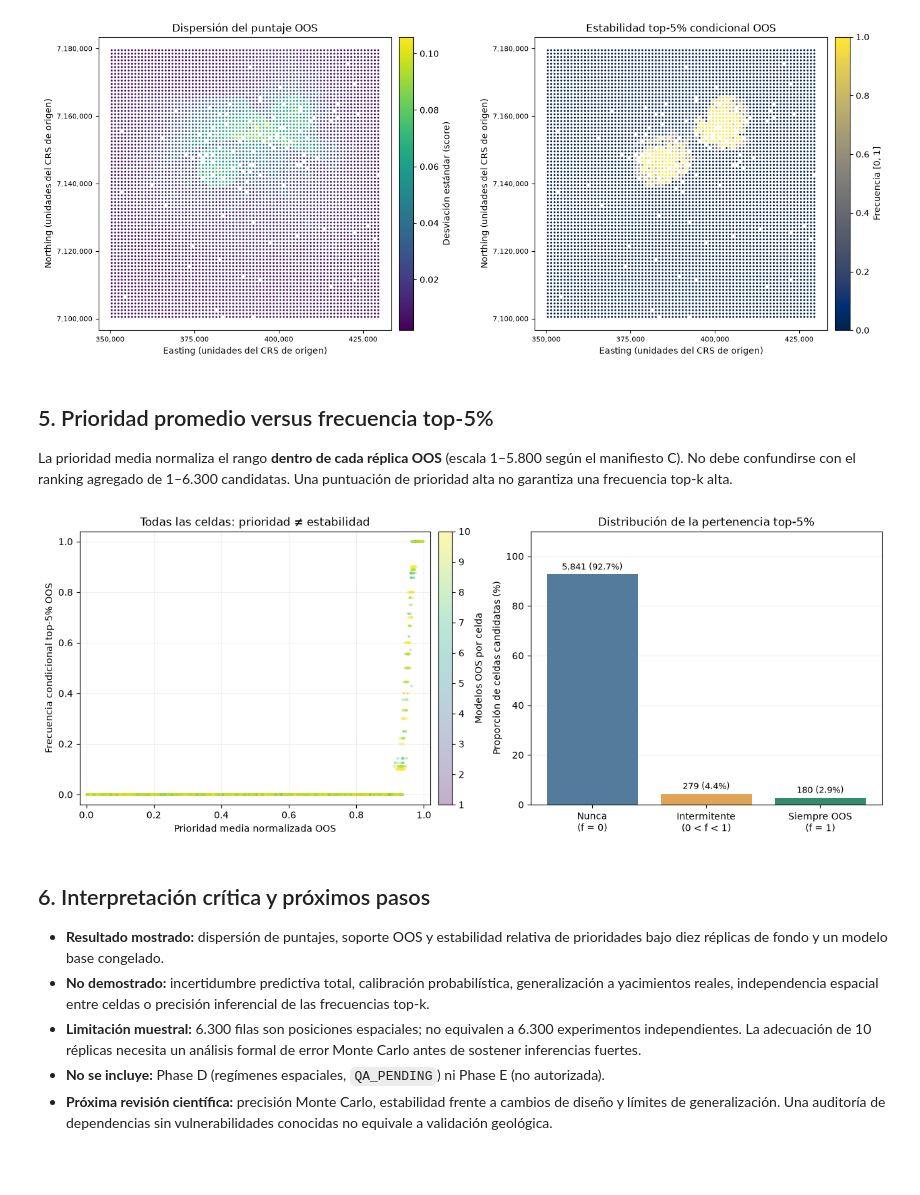
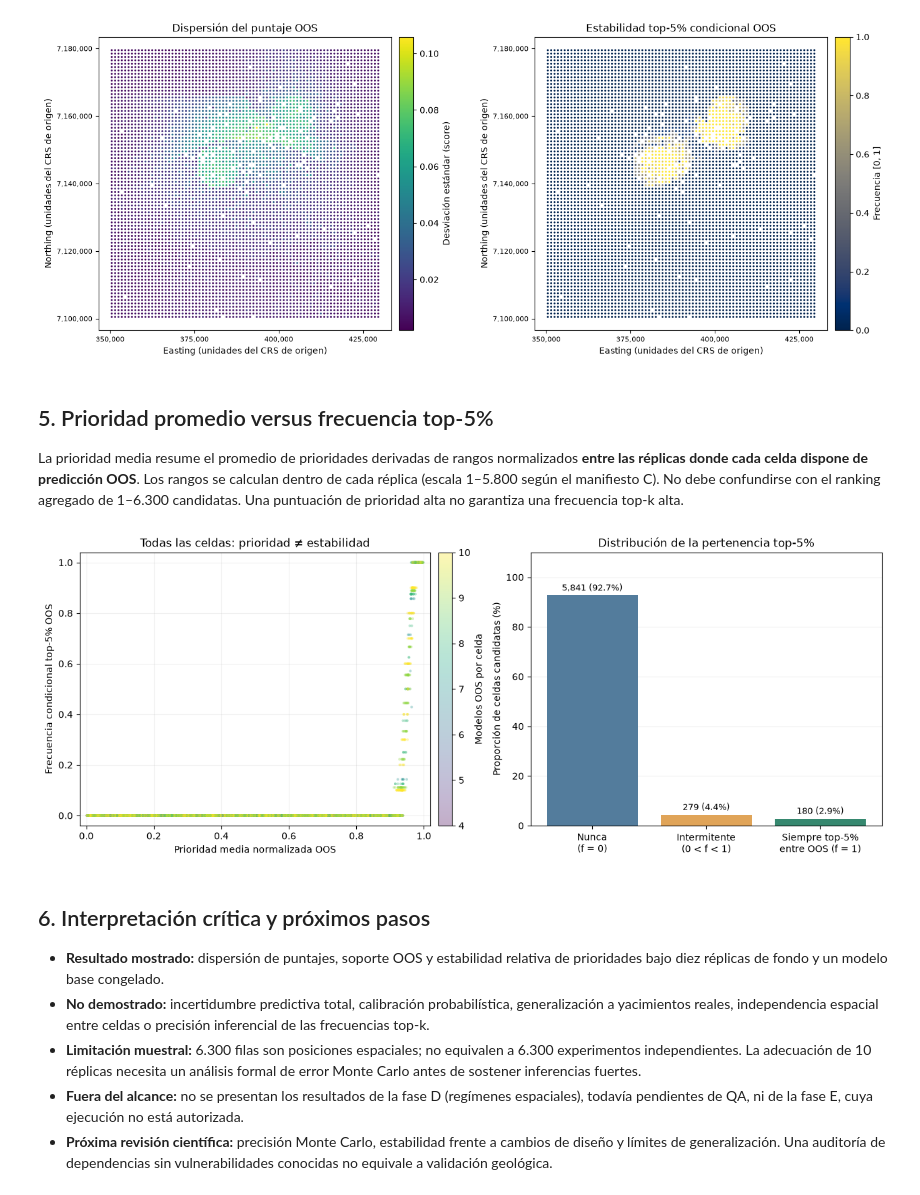
Before and after one commit to EHDataAI/geoai-mineral-labs, a Jupyter notebook: labs/lab07_spatial_uncertainty/07_spatial_uncertainty_illustrated.ipynb, the cells around one changed output. Drawn from its saved outputs; the diff is of its cells as text; code cells hidden in the pictures; blank space fills up the shorter version.

```diff
--- a/labs/lab07_spatial_uncertainty/07_spatial_uncertainty_illustrated.ipynb
+++ b/labs/lab07_spatial_uncertainty/07_spatial_uncertainty_illustrated.ipynb
@@ -202,7 +206,7 @@ plt.show()
 # %% [markdown]
 ## 5. Prioridad promedio versus frecuencia top-5%
 
-La prioridad media normaliza el rango **dentro de cada réplica OOS** (escala 1–5.800 según el manifiesto C). No debe confundirse con el ranking agregado de 1–6.300 candidatas. Una puntuación de prioridad alta no garantiza una frecuencia top-k alta.
+La prioridad media resume el promedio de prioridades derivadas de rangos normalizados **entre las réplicas donde cada celda dispone de predicción OOS**. Los rangos se calculan dentro de cada réplica (escala 1–5.800 según el manifiesto C). No debe confundirse con el ranking agregado de 1–6.300 candidatas. Una puntuación de prioridad alta no garantiza una frecuencia top-k alta.
 # %%
 fig, axes = plt.subplots(1, 2, figsize=(12.5, 4.8), constrained_layout=True)
 valid = (
@@ -219,7 +223,7 @@ artist = axes[0].scatter(
     alpha=0.32,
     linewidths=0,
     rasterized=True,
-    vmin=1,
+    vmin=int(data["oos_model_count"].min()),
     vmax=10,
 )
 axes[0].set(
@@ -232,40 +236,40 @@ axes[0].set(
 axes[0].grid(alpha=0.2)
 fig.colorbar(artist, ax=axes[0], fraction=0.05, pad=0.02, label="Modelos OOS por celda")
 
 frequency = data["oos_top_5pct_frequency"]
 category_counts = [
     int(frequency.eq(0).sum()),
     int(frequency.between(0, 1, inclusive="neither").sum()),
     int(frequency.eq(1).sum()),
 ]
 assert sum(category_counts) == len(data)
-category_names = ["Nunca\n(f = 0)", "Intermitente\n(0 < f < 1)", "Siempre OOS\n(f = 1)"]
+category_names = ["Nunca\n(f = 0)", "Intermitente\n(0 < f < 1)", "Siempre top-5%\nentre OOS (f = 1)"]
 shares = [100 * count / len(data) for count in category_counts]
 bars = axes[1].bar(category_names, shares, color=["#537C9C", "#E0A458", "#36886F"])
 for bar, count, share in zip(bars, category_counts, shares):
     axes[1].annotate(
         f"{count:,} ({share:.1f}%)",
         (bar.get_x() + bar.get_width() / 2, bar.get_height()),
         xytext=(0, 5),
         textcoords="offset points",
         ha="center",
         fontsize=9,
     )
 axes[1].set(
     title="Distribución de la pertenencia top-5%",
     ylabel="Proporción de celdas candidatas (%)",
     ylim=(0, 110),
 )
 axes[1].grid(axis="y", alpha=0.2)
 axes[1].set_axisbelow(True)
 plt.show()
 # %% [output]
-[figure, old version]
+[figure, new version]
 # %% [markdown]
 ## 6. Interpretación crítica y próximos pasos
 
 - **Resultado mostrado:** dispersión de puntajes, soporte OOS y estabilidad relativa de prioridades bajo diez réplicas de fondo y un modelo base congelado.
 - **No demostrado:** incertidumbre predictiva total, calibración probabilística, generalización a yacimientos reales, independencia espacial entre celdas o precisión inferencial de las frecuencias top-k.
 - **Limitación muestral:** 6.300 filas son posiciones espaciales; no equivalen a 6.300 experimentos independientes. La adecuación de 10 réplicas necesita un análisis formal de error Monte Carlo antes de sostener inferencias fuertes.
-- **No se incluye:** Phase D (regímenes espaciales, `QA_PENDING`) ni Phase E (no autorizada).
+- **Fuera del alcance:** no se presentan los resultados de la fase D (regímenes espaciales), todavía pendientes de QA, ni de la fase E, cuya ejecución no está autorizada.
 - **Próxima revisión científica:** precisión Monte Carlo, estabilidad frente a cambios de diseño y límites de generalización. Una auditoría de dependencias sin vulnerabilidades conocidas no equivale a validación geológica.
```
Also changed, not shown: parts of 4 cells of this notebook.
